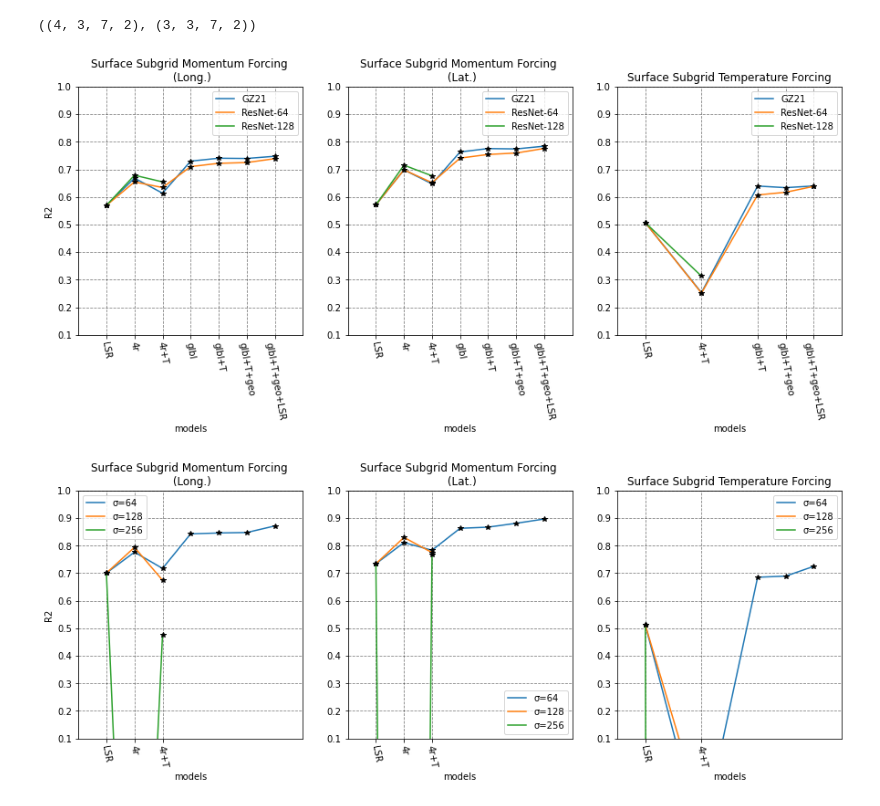
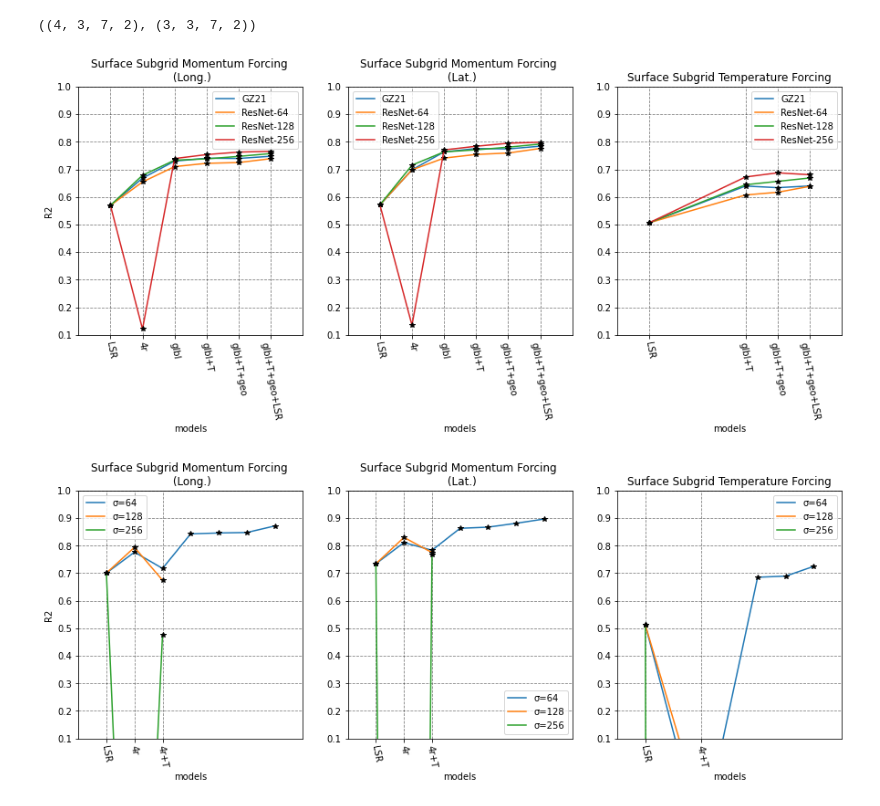
Before and after one commit to CemGultekin1/ClimateResearch, a Jupyter notebook: climate_research/plot-resnet-root-improvement.ipynb, the cells around one changed output. Cells and saved outputs as stored; diff of their text form; code cells hidden in the pictures.

```diff
--- a/climate_research/plot-resnet-root-improvement.ipynb
+++ b/climate_research/plot-resnet-root-improvement.ipynb
@@ -665,7 +665,7 @@ while res_gz<2:
         nwidths=1
         r2vals=r2vals_gz21[1:2]
     else:
-        nwidths=2
+        nwidths=3
         r2vals=r2vals_resnet
     for s in range(nwidths):
         if res_gz==0:
@@ -695,36 +695,37 @@ while res_gz<2:
 
         lines=['4r','4r+T','glbl','glbl+T','glbl+T+geo','glbl+T+geo+LSR','LSR']
         ranks=np.arange(len(lines)).tolist()
 
-        reordering=np.array([6,0,1,2,3,4,5])
+        reordering=np.array([6,0,2,3,4,5])
         m=len(reordering)
         for j in [0,1,2]:
             lines=['4r','4r+T','glbl','glbl+T','glbl+T+geo','glbl+T+geo+LSR','LSR']
             lines=[lines[i] for i in reordering]
             ax=axs[j]
             xaxis=np.arange(m)
             yvals=r2vals[s,j,reordering,KK]
             I=np.where(1-np.isnan(yvals))[0]
             xaxis=xaxis[I]
             yvals=yvals[I]
             lines=[lines[i] for i in I]
             ax.plot(xaxis,yvals,label=tag)
             ax.plot(xaxis,yvals,'*k')
             if s==0:
                 if j==0:
                     ax.set_ylabel('R2')
                 ax.set_xlabel('models')
                 title=datype[j]
                 ax.set_title(title)
                 ax.set_xticks(xaxis)
                 ax.set_xticklabels(lines,rotation=-80)
             ax.set_xlim([-1,m])
             ax.legend()
             ax.set_ylim([0.1,1])
-            ax.grid(color='k',linestyle='--',alpha=0.5)
     res_gz+=1
+for j in [0,1,2]:
+    axs[j].grid(color='k',linestyle='--',alpha=0.5)
 # %% [output]
-[figure, old version]
+[figure, new version]
 # %%
 
 
```
Also changed, not shown: 4 other files.
